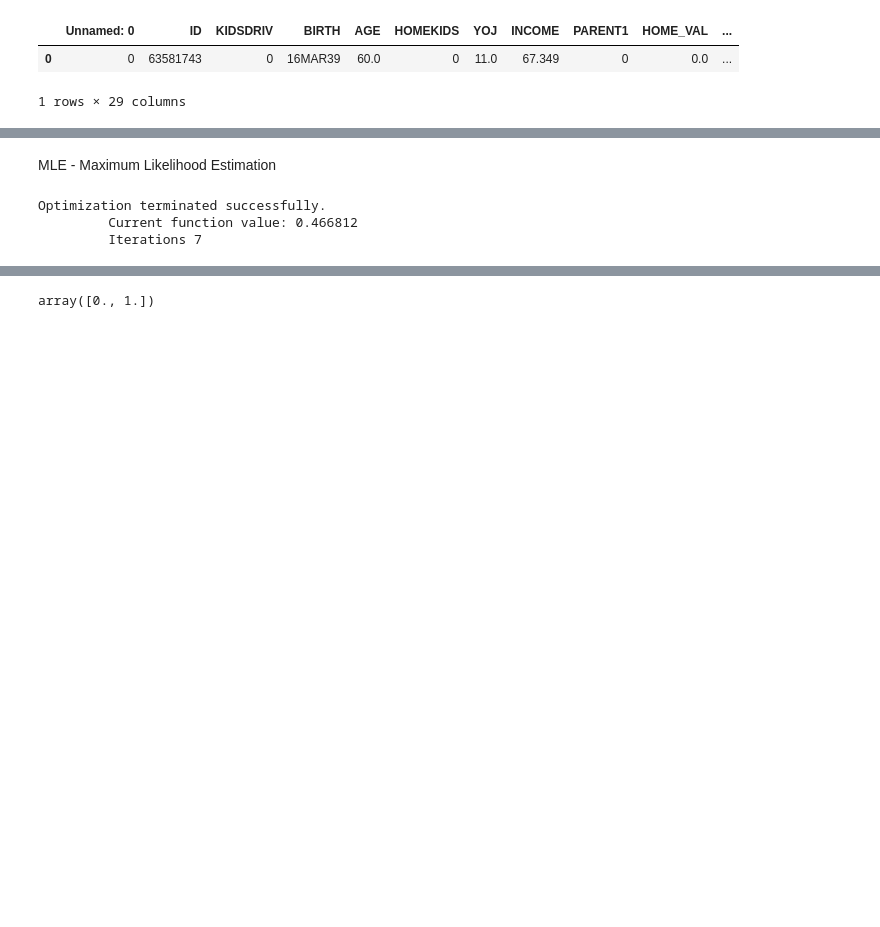
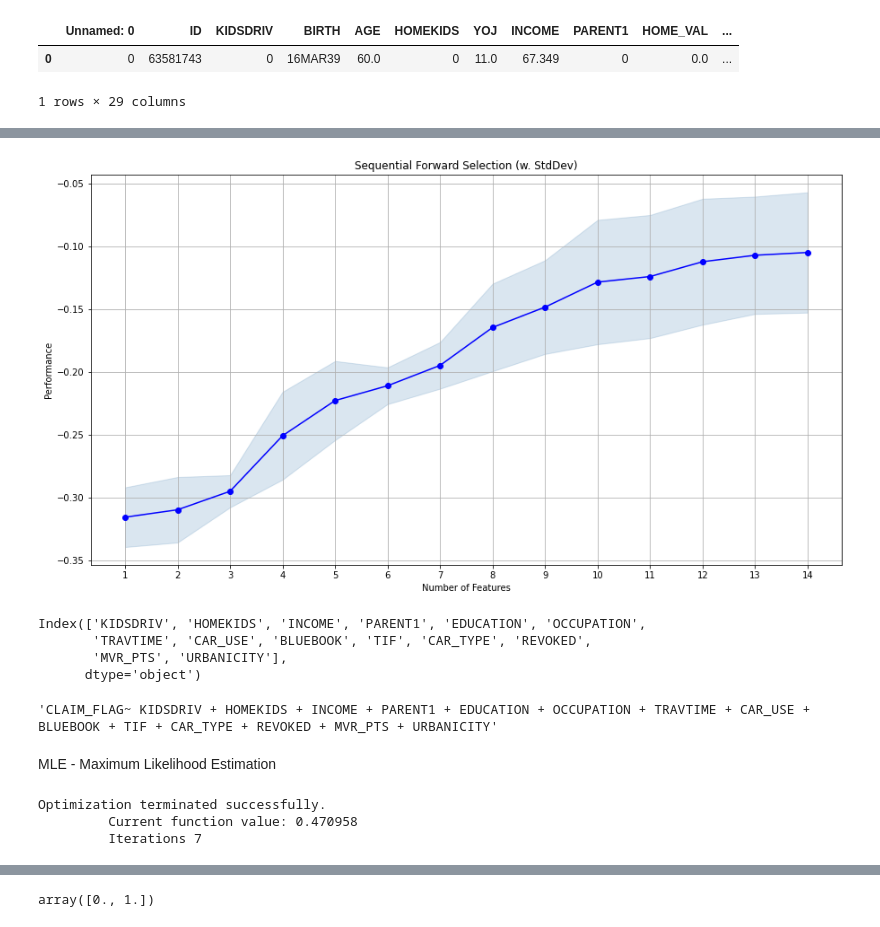
Before and after one commit to DominikMAI/Modele_Parametryczne, a Jupyter notebook: LR_Model_Calibration.ipynb, the cells around one changed output, grey strips where cells are left out. Drawn from its saved outputs; the diff is of its cells as text; code cells hidden in the pictures; blank space fills up the shorter version.

```diff
--- a/LR_Model_Calibration.ipynb
+++ b/LR_Model_Calibration.ipynb
@@ -215,0 +118,6 @@ Text(0, 0.5, 'Liczebność')
+# %%
+X = df[['KIDSDRIV','AGE','HOMEKIDS','INCOME','PARENT1','HOME_VAL','MSTATUS','GENDER','EDUCATION','OCCUPATION','TRAVTIME',
+        'CAR_USE','BLUEBOOK','TIF','CAR_TYPE','OLDCLAIM','CLM_FREQ','REVOKED','MVR_PTS','CAR_AGE','URBANICITY']]
+
+y = pd.get_dummies(df[['CLAIM_FLAG']])
+y
@@ -215,0 +138,11 @@ Text(0, 0.5, 'Liczebność')
+# %%
+nominalne = ['AGE', 'INCOME','HOME_VAL', 'TRAVTIME','CAR_AGE' ]
+kateg = ['KIDSDRIV','HOMEKIDS','PARENT1','MSTATUS','GENDER','EDUCATION',
+         'OCCUPATION','CAR_USE','BLUEBOOK','TIF','CAR_TYPE','OLDCLAIM','CLM_FREQ','REVOKED','MVR_PTS','URBANICITY']
+
+scaler = StandardScaler()
+scaler.fit(X[nominalne])
+
+X[nominalne] = scaler.transform(X[nominalne])
+# %%
+X_train, X_test, y_train, y_test = train_test_split(X, y, test_size=0.33, random_state=42)
@@ -215,0 +182,24 @@ Text(0, 0.5, 'Liczebność')
+# %%
+fig1 = plot_sfs(features.get_metric_dict(), kind='std_dev',figsize=(15,8))
+plt.title('Sequential Forward Selection (w. StdDev)')
+plt.grid()
+plt.show()
+# %% [output]
+[figure, added]
+# %%
+filtered_features = X.columns[list(features.k_feature_idx_)]
+filtered_features
+# %% [output]
+Index(['KIDSDRIV', 'HOMEKIDS', 'INCOME', 'PARENT1', 'EDUCATION', 'OCCUPATION',
+       'TRAVTIME', 'CAR_USE', 'BLUEBOOK', 'TIF', 'CAR_TYPE', 'REVOKED',
+       'MVR_PTS', 'URBANICITY'],
+      dtype='object')
+# %%
+string = ''
+for cols in filtered_features:
+    string = ' + '.join([string, cols])
+
+formula = 'CLAIM_FLAG~' + string[2:]
+formula
+# %% [output]
+'CLAIM_FLAG~ KIDSDRIV + HOMEKIDS + INCOME + PARENT1 + EDUCATION + OCCUPATION + TRAVTIME + CAR_USE + BLUEBOOK + TIF + CAR_TYPE + REVOKED + MVR_PTS + URBANICITY'
@@ -216,11 +208,11 @@ Text(0, 0.5, 'Liczebność')
 # %% [markdown]
 MLE -  Maximum Likelihood Estimation
-# %%
-m1 = smf.logit(formula = 'CLAIM_FLAG ~ KIDSDRIV + AGE+ HOMEKIDS +YOJ+ INCOME + PARENT1 + HOME_VAL + MSTATUS + GENDER + EDUCATION + OCCUPATION + CAR_USE+BLUEBOOK+TIF+CAR_TYPE+RED_CAR+OLDCLAIM+CLM_FREQ+REVOKED+MVR_PTS+CAR_AGE+URBANICITY+AGE_GROUP', data = df_train, sample_weight = df_train['sample_weights']).fit()
-# %% [output]
-Optimization terminated successfully.
-         Current function value: 0.466812
-         Iterations 7
+# %%
+m1 = smf.logit(formula = formula, data = df_train).fit() #, sample_weight = df_train['sample_weights']
+# %% [output]
+Optimization terminated successfully.
+         Current function value: 0.470958
+         Iterations 7
 # %%
 print(m1.summary().tables[0])
 # %% [output]
```
Also changed, not shown: parts of 31 cells of this notebook.
